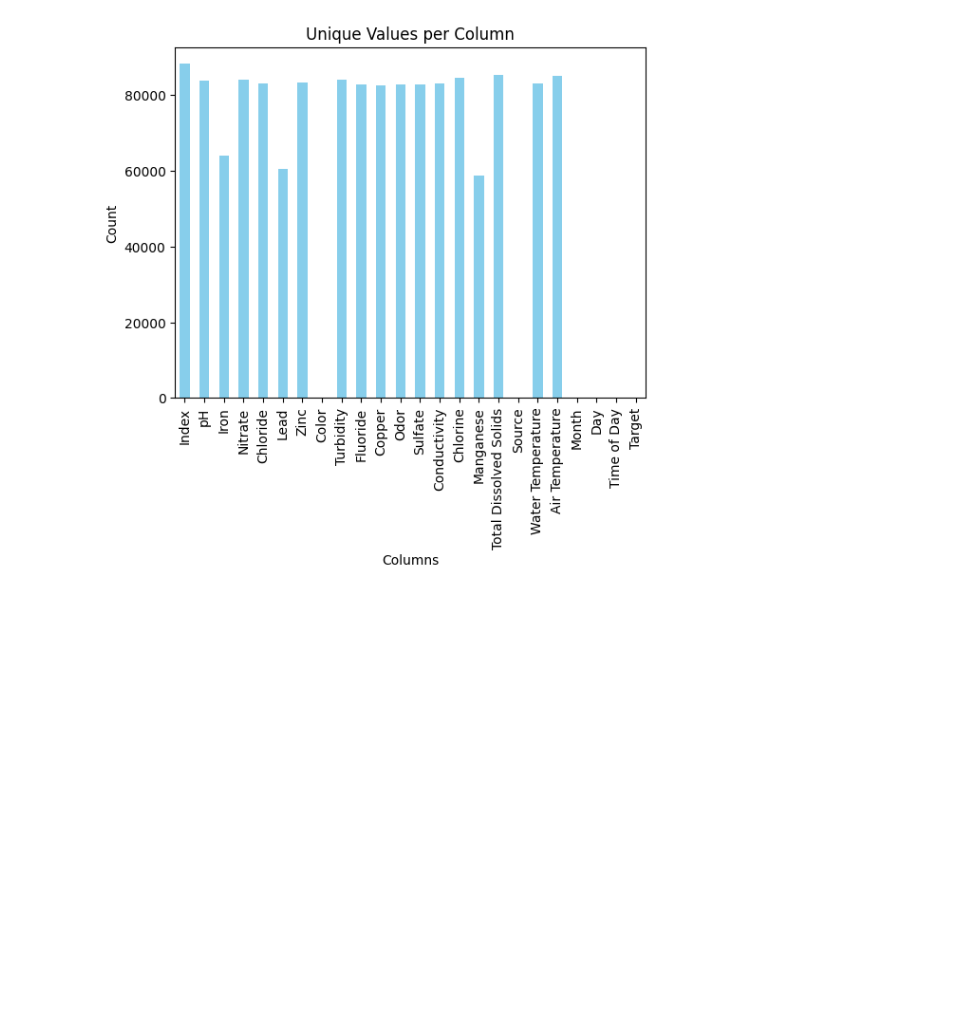
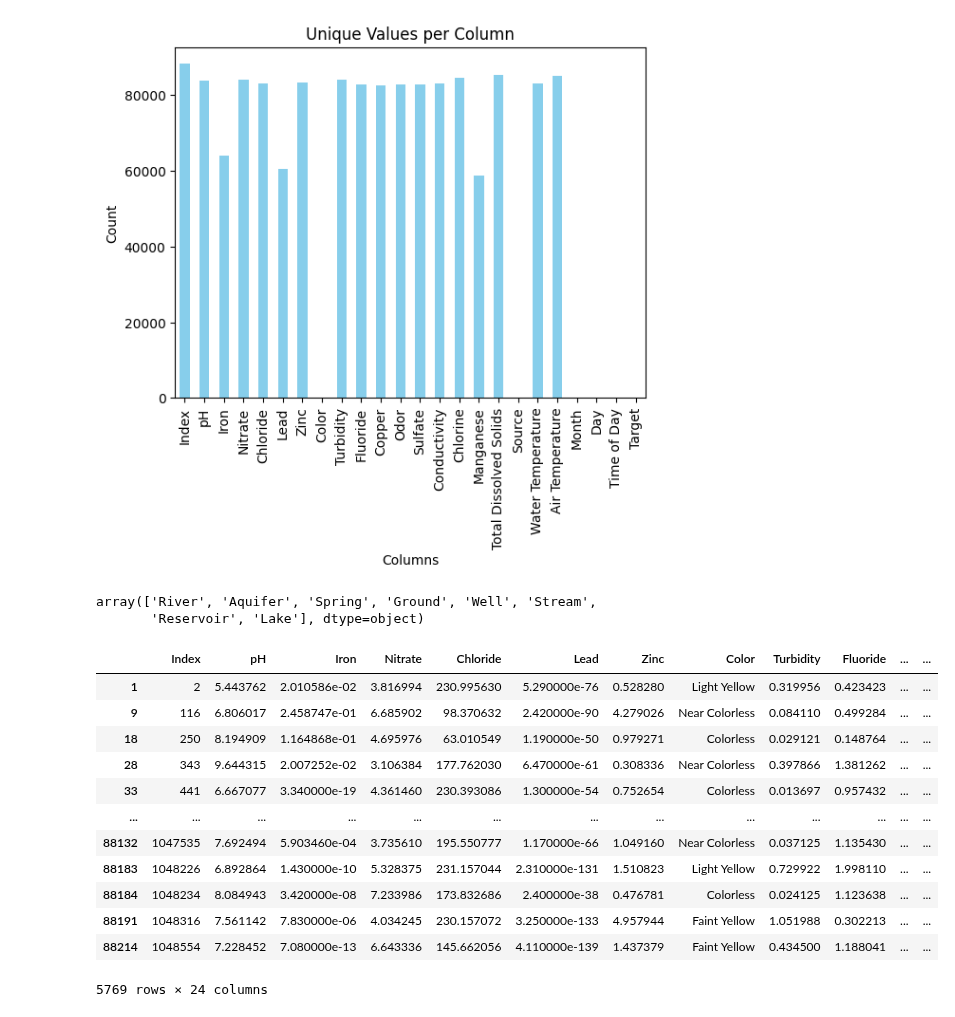
Before and after one commit to chantharith-NY/water-quality-prediction, a Jupyter notebook: notebooks/data_cleaning.ipynb, the cells around one changed output. Cells and saved outputs as stored; diff of their text form; code cells hidden in the pictures; blank space fills up the shorter version.

```diff
--- a/notebooks/data_cleaning.ipynb
+++ b/notebooks/data_cleaning.ipynb
@@ -174,0 +177,23 @@ plt.show()
+# %%
+unique_cities
+# %% [output]
+array(['River', 'Aquifer', 'Spring', 'Ground', 'Well', 'Stream',
+       'Reservoir', 'Lake'], dtype=object)
+# %%
+river_data = cleaned_data[cleaned_data["Source"] == "River"]
+# %%
+river_data[river_data["Target"]==0]
+# %% [output]
+|  | Index | pH | Iron | Nitrate | Chloride | Lead | Zinc | Color | Turbidity | Fluoride | ... | ... |
+| 1 | 2 | 5.443762 | 2.010586e-02 | 3.816994 | 230.995630 | 5.290000e-76 | 0.528280 | Light Yellow | 0.319956 | 0.423423 | ... | ... |
+| 9 | 116 | 6.806017 | 2.458747e-01 | 6.685902 | 98.370632 | 2.420000e-90 | 4.279026 | Near Colorless | 0.084110 | 0.499284 | ... | ... |
+| 18 | 250 | 8.194909 | 1.164868e-01 | 4.695976 | 63.010549 | 1.190000e-50 | 0.979271 | Colorless | 0.029121 | 0.148764 | ... | ... |
+| 28 | 343 | 9.644315 | 2.007252e-02 | 3.106384 | 177.762030 | 6.470000e-61 | 0.308336 | Near Colorless | 0.397866 | 1.381262 | ... | ... |
+| 33 | 441 | 6.667077 | 3.340000e-19 | 4.361460 | 230.393086 | 1.300000e-54 | 0.752654 | Colorless | 0.013697 | 0.957432 | ... | ... |
+| ... | ... | ... | ... | ... | ... | ... | ... | ... | ... | ... | ... | ... |
+| 88132 | 1047535 | 7.692494 | 5.903460e-04 | 3.735610 | 195.550777 | 1.170000e-66 | 1.049160 | Near Colorless | 0.037125 | 1.135430 | ... | ... |
+| 88183 | 1048226 | 6.892864 | 1.430000e-10 | 5.328375 | 231.157044 | 2.310000e-131 | 1.510823 | Light Yellow | 0.729922 | 1.998110 | ... | ... |
+| 88184 | 1048234 | 8.084943 | 3.420000e-08 | 7.233986 | 173.832686 | 2.400000e-38 | 0.476781 | Colorless | 0.024125 | 1.123638 | ... | ... |
+| 88191 | 1048316 | 7.561142 | 7.830000e-06 | 4.034245 | 230.157072 | 3.250000e-133 | 4.957944 | Faint Yellow | 1.051988 | 0.302213 | ... | ... |
+| 88214 | 1048554 | 7.228452 | 7.080000e-13 | 6.643336 | 145.662056 | 4.110000e-139 | 1.437379 | Faint Yellow | 0.434500 | 1.188041 | ... | ... |
+5769 rows × 24 columns
```
Also changed, not shown: parts of 2 cells of this notebook.
